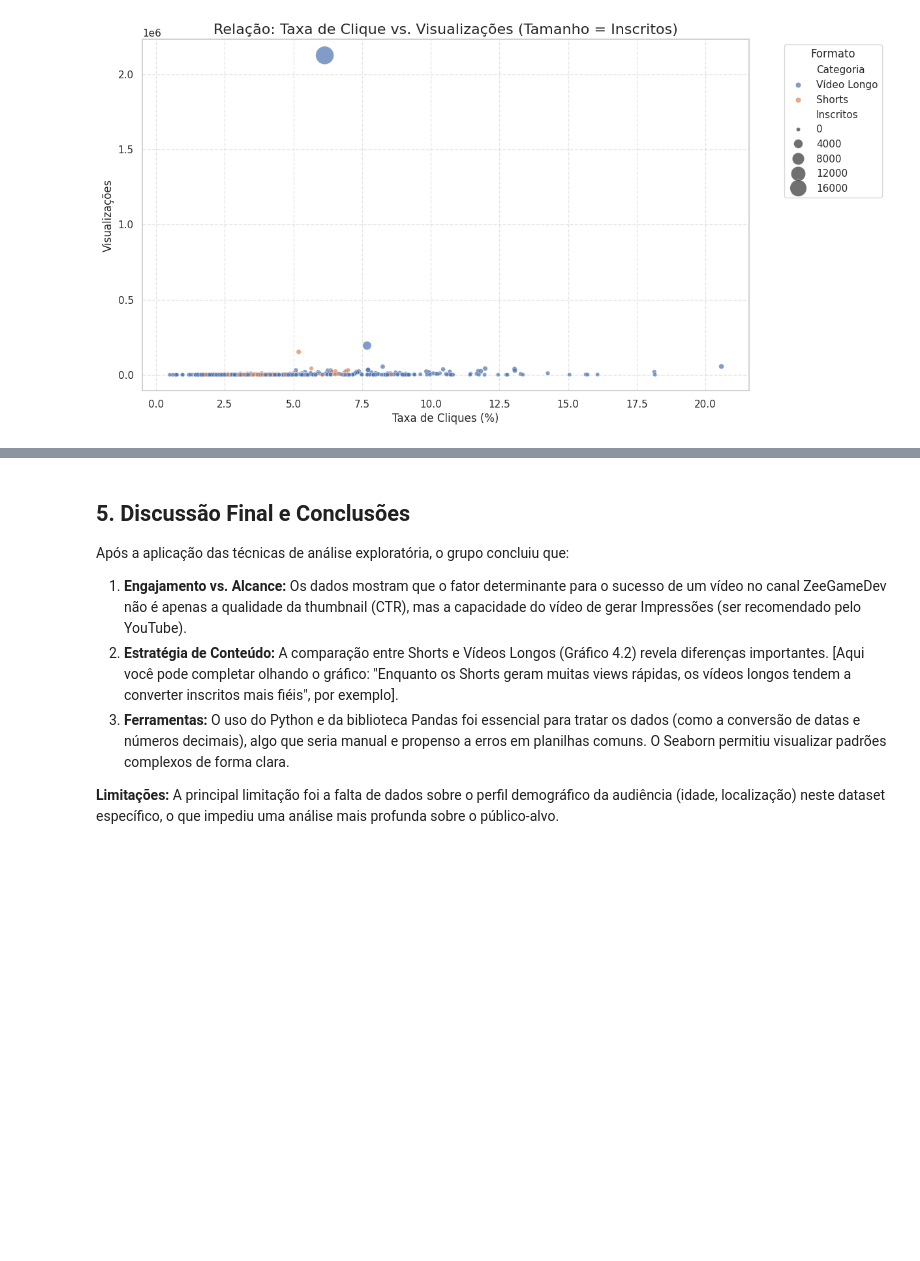
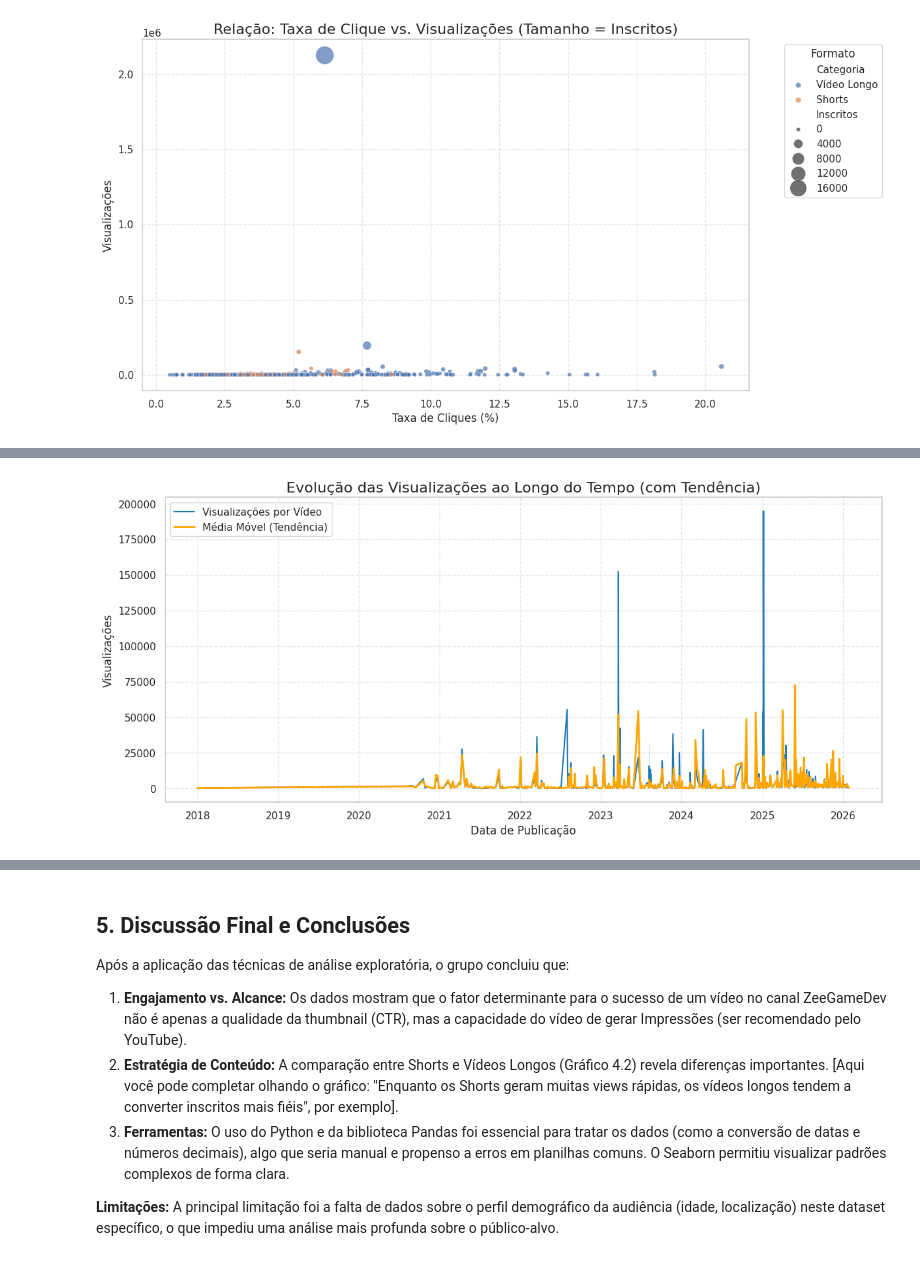
Before and after one commit to welson-rodrigues/Trabalho-final-Analise-de-Dados, a Jupyter notebook: analise_exploratoria.ipynb, the cells around one changed output, grey strips where cells are left out. Saved outputs shown, nothing was run; the diff lists cells and outputs as text; code cells hidden in the pictures; blank space fills up the shorter version.

```diff
--- a/analise_exploratoria.ipynb
+++ b/analise_exploratoria.ipynb
@@ -186,0 +225,21 @@ plt.show()
+# %%
+plt.figure(figsize=(14, 6))
+
+# Plot de linha com marcadores
+sns.lineplot(data=df, x='Horário de publicação do vídeo', y='Visualizações',
+             color='tab:blue', label='Visualizações por Vídeo')
+
+# Adicionando uma média móvel (para suavizar e ver a tendência melhor)
+df['Media_Movel'] = df['Visualizações'].rolling(window=5).mean()
+sns.lineplot(data=df, x='Horário de publicação do vídeo', y='Media_Movel',
+             color='orange', linewidth=2, label='Média Móvel (Tendência)')
+
+plt.title('Evolução das Visualizações ao Longo do Tempo (com Tendência)', fontsize=16)
+plt.xlabel('Data de Publicação')
+plt.ylabel('Visualizações')
+plt.legend()
+plt.grid(True, linestyle='--', alpha=0.5)
+
+plt.show()
+# %% [output]
+[figure, added]
```
Also changed, not shown: parts of 6 cells of this notebook.
